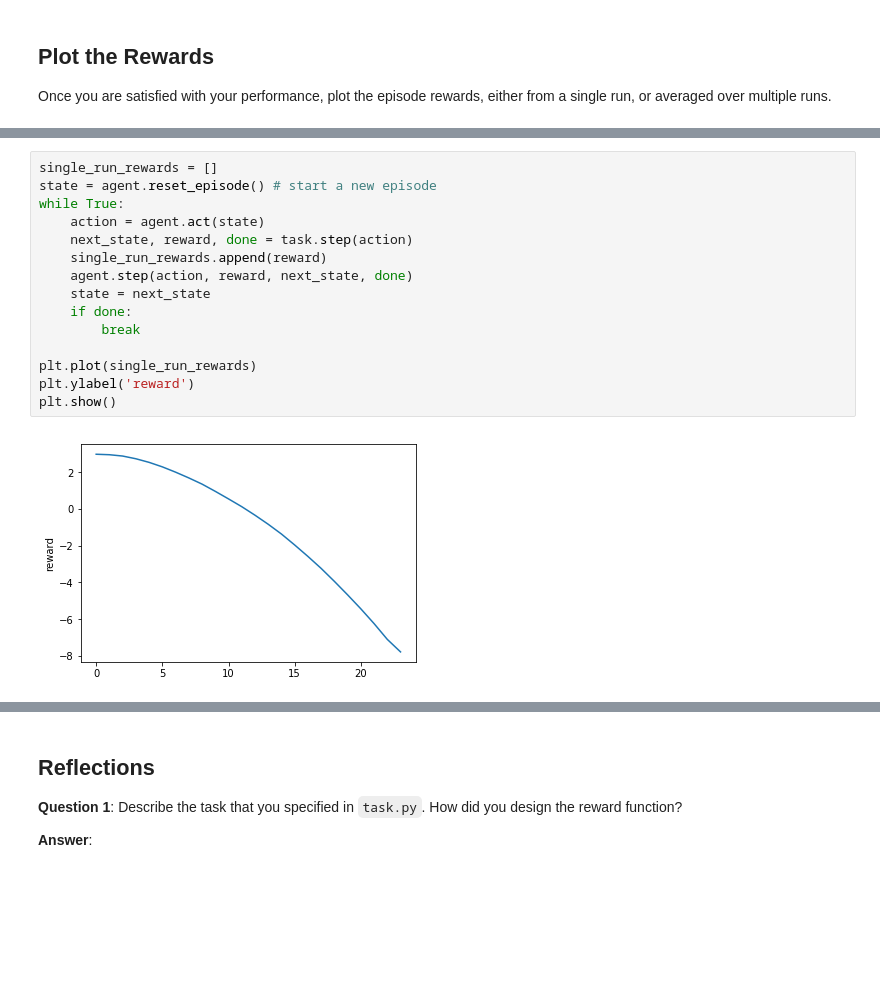
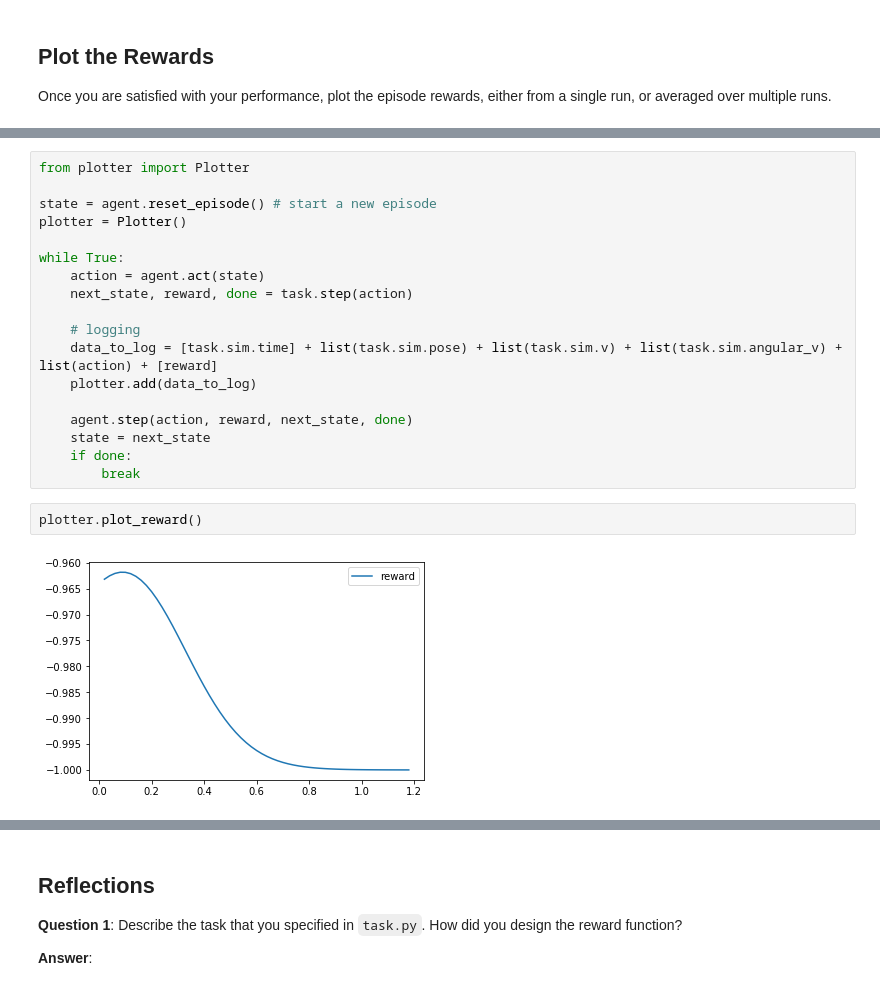
Before and after one commit to SergeyPoltavtsev/Quadcopter-RL, a Jupyter notebook: Quadcopter_Project.ipynb, the cells around one changed output, grey strips where cells are left out. Drawn from its saved outputs; the diff is of its cells as text; blank space fills up the shorter version.

```diff
--- a/Quadcopter_Project.ipynb
+++ b/Quadcopter_Project.ipynb
@@ -255,17 +246,22 @@ plt.show()
 # %%
-single_run_rewards = []
+from plotter import Plotter
+
 state = agent.reset_episode() # start a new episode
+plotter = Plotter()
+
 while True:
     action = agent.act(state)
     next_state, reward, done = task.step(action)
-    single_run_rewards.append(reward)
+
+    # logging
+    data_to_log = [task.sim.time] + list(task.sim.pose) + list(task.sim.v) + list(task.sim.angular_v) + list(action) + [reward]
+    plotter.add(data_to_log)
+
     agent.step(action, reward, next_state, done)
     state = next_state
     if done:
         break
-
-plt.plot(single_run_rewards)
-plt.ylabel('reward')
-plt.show()
-# %% [output]
-[figure, removed]
+# %%
+plotter.plot_reward()
+# %% [output]
+[figure, added]
```
Also changed, not shown: parts of 14 cells of this notebook, 13 other files.
